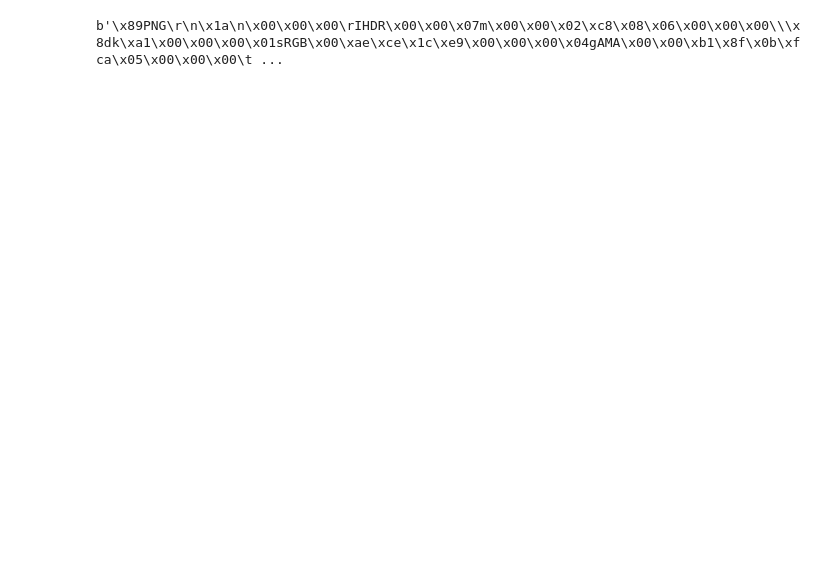
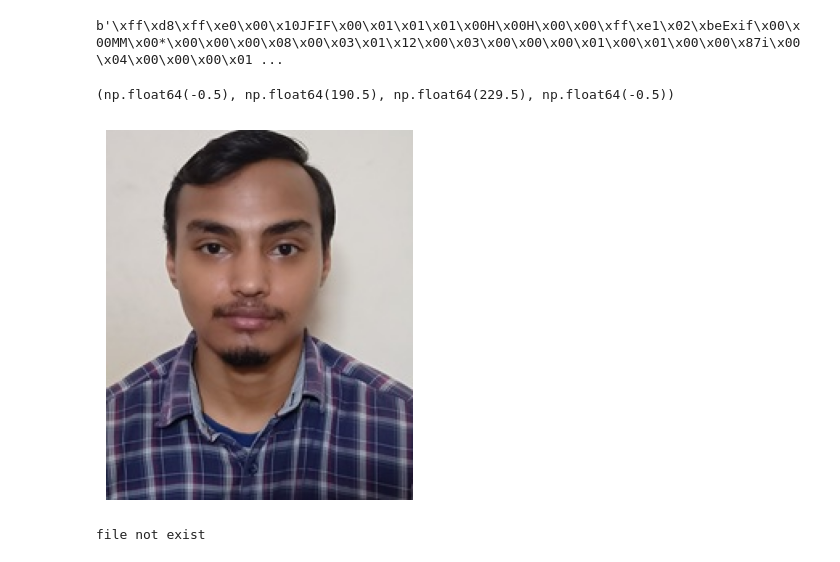
Before and after one commit to hvjha/AWA, a Jupyter notebook: class_21.ipynb, the cells around one changed output. Cells and saved outputs as stored; diff of their text form; code cells hidden in the pictures; blank space fills up the shorter version.

```diff
--- a/class_21.ipynb
+++ b/class_21.ipynb
@@ -156,2 +164,5 @@ file.read()
 # %%
 file.close()
+# %%
+from google.colab import files
+uploaded = files.upload()
@@ -158,6 +172,6 @@ file.close()
 # %%
-with open("AWS.png","rb") as file:
-    content = file.read()
-    print(content)
+with open("amanimage.jpg","rb") as file:
+  content = file.read()
+  print(content)
 # %% [output]
-b'\x89PNG\r\n\x1a\n\x00\x00\x00\rIHDR\x00\x00\x07m\x00\x00\x02\xc8\x08\x06\x00\x00\x00\\\x8dk\xa1\x00\x00\x00\x01sRGB\x00\xae\xce\x1c\xe9\x00\x00\x00\x04gAMA\x00\x00\xb1\x8f\x0b\xfca\x05\x00\x00\x00\t ...
+b'\xff\xd8\xff\xe0\x00\x10JFIF\x00\x01\x01\x01\x00H\x00H\x00\x00\xff\xe1\x02\xbeExif\x00\x00MM\x00*\x00\x00\x00\x08\x00\x03\x01\x12\x00\x03\x00\x00\x00\x01\x00\x01\x00\x00\x87i\x00\x04\x00\x00\x00\x01 ...
@@ -167,2 +178,12 @@ with open("new_image.jpg","wb")as file:
+# %%
+from PIL import Image
+import matplotlib.pyplot as plt
+
+img = Image.open(list(uploaded.keys())[0])
+plt.imshow(img)
+plt.axis("off")
+# %% [output]
+(np.float64(-0.5), np.float64(190.5), np.float64(229.5), np.float64(-0.5))
+[figure, added]
 # %%
 import os
@@ -170,0 +190,7 @@ os.remove("dtaDestination.txt")
+# %%
+if os.path.exists("data.txt.txt"):
+  print("file exists")
+else:
+  print("file not exist")
+# %% [output]
+file not exist
```
Also changed, not shown: parts of 68 cells of this notebook.
